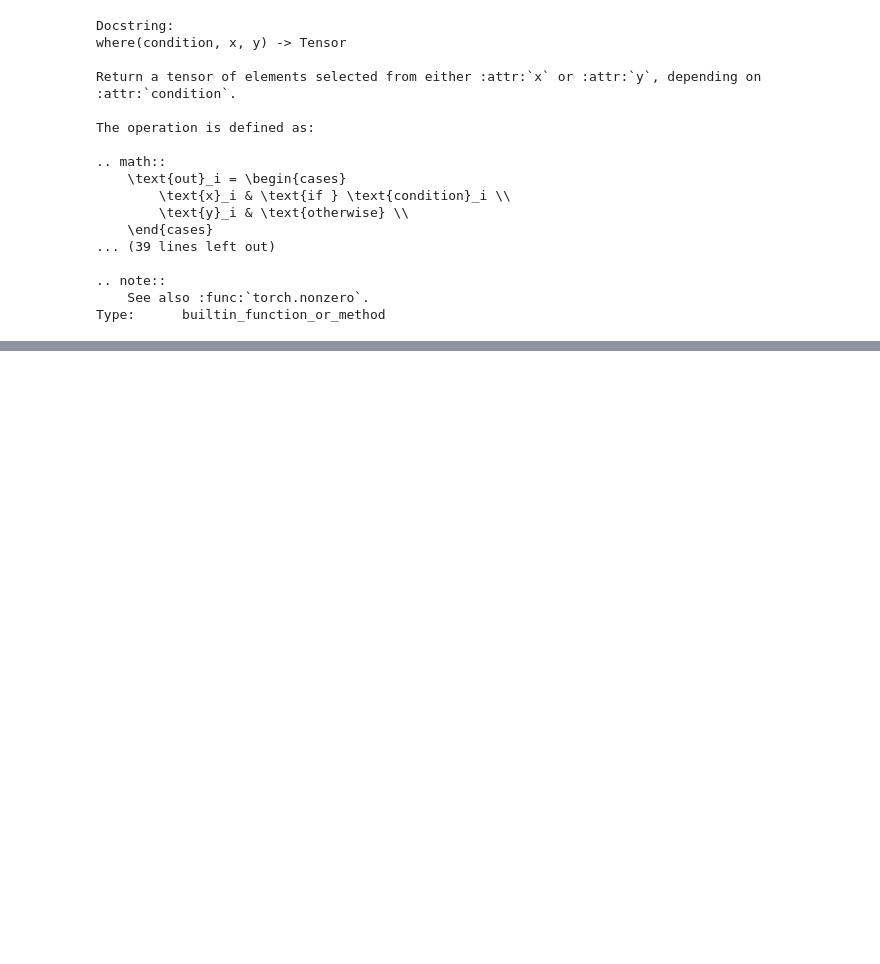
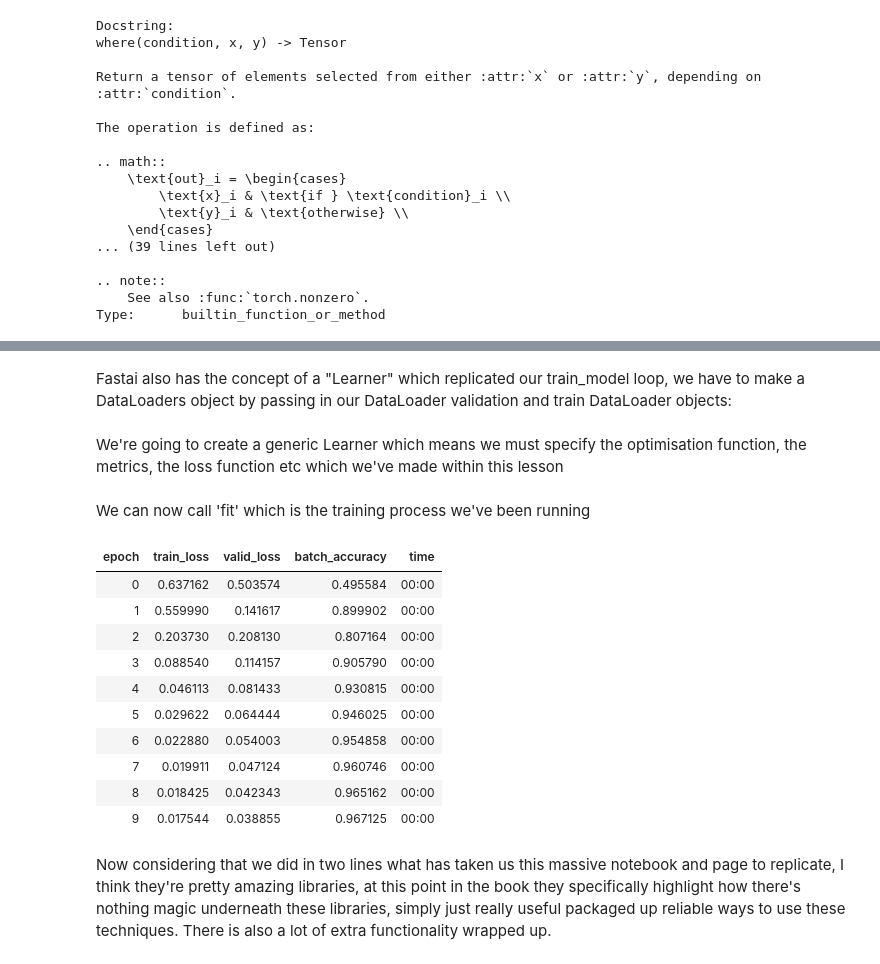
Before and after one commit to nglillywhite/blog, a Jupyter notebook: posts/2022-12-29-Fastai Chapter 3.ipynb, the cells around one changed output, grey strips where cells are left out. Cells and saved outputs as stored; diff of their text form; code cells hidden in the pictures; blank space fills up the shorter version.

```diff
--- a/posts/2022-12-29-Fastai Chapter 3.ipynb
+++ b/posts/2022-12-29-Fastai Chapter 3.ipynb
@@ -1647,0 +1876,6 @@ Type:      builtin_function_or_method
+# %%
+learning_rate = 1.
+parameters = weights, bias
+
+train_epoch(model=predict_matrix, learning_rate=learning_rate, parameters=parameters)
+validate_epoch(predict_matrix)
@@ -1647,0 +1966,2 @@ Type:      builtin_function_or_method
+# %% [markdown]
+Fastai also has the concept of a "Learner" which replicated our train_model loop, we have to make a DataLoaders object by passing in our DataLoader validation and train DataLoader objects:
@@ -1647,0 +1970,22 @@ Type:      builtin_function_or_method
+# %% [markdown]
+We're going to create a generic Learner which means we must specify the optimisation function, the metrics, the loss function etc which we've made within this lesson
+# %%
+learn = Learner(dls, nn.Linear(28*28,1), opt_func=SGD, loss_func=mnist_loss, metrics=batch_accuracy)
+# %% [markdown]
+We can now call 'fit' which is the training process we've been running
+# %%
+learn.fit(10, lr=learning_rate)
+# %% [output]
+| epoch | train_loss | valid_loss | batch_accuracy | time |
+| 0 | 0.637162 | 0.503574 | 0.495584 | 00:00 |
+| 1 | 0.559990 | 0.141617 | 0.899902 | 00:00 |
+| 2 | 0.203730 | 0.208130 | 0.807164 | 00:00 |
+| 3 | 0.088540 | 0.114157 | 0.905790 | 00:00 |
+| 4 | 0.046113 | 0.081433 | 0.930815 | 00:00 |
+| 5 | 0.029622 | 0.064444 | 0.946025 | 00:00 |
+| 6 | 0.022880 | 0.054003 | 0.954858 | 00:00 |
+| 7 | 0.019911 | 0.047124 | 0.960746 | 00:00 |
+| 8 | 0.018425 | 0.042343 | 0.965162 | 00:00 |
+| 9 | 0.017544 | 0.038855 | 0.967125 | 00:00 |
+# %% [markdown]
+Now considering that we did in two lines what has taken us this massive notebook and page to replicate, I think they're pretty amazing libraries, at this point in the book they specifically highlight how there's nothing magic underneath these libraries, simply just really useful packaged up reliable ways to use these techniques. There is also a lot of extra functionality wrapped up.
```
Also changed, not shown: parts of 113 cells of this notebook, 1 other file.
